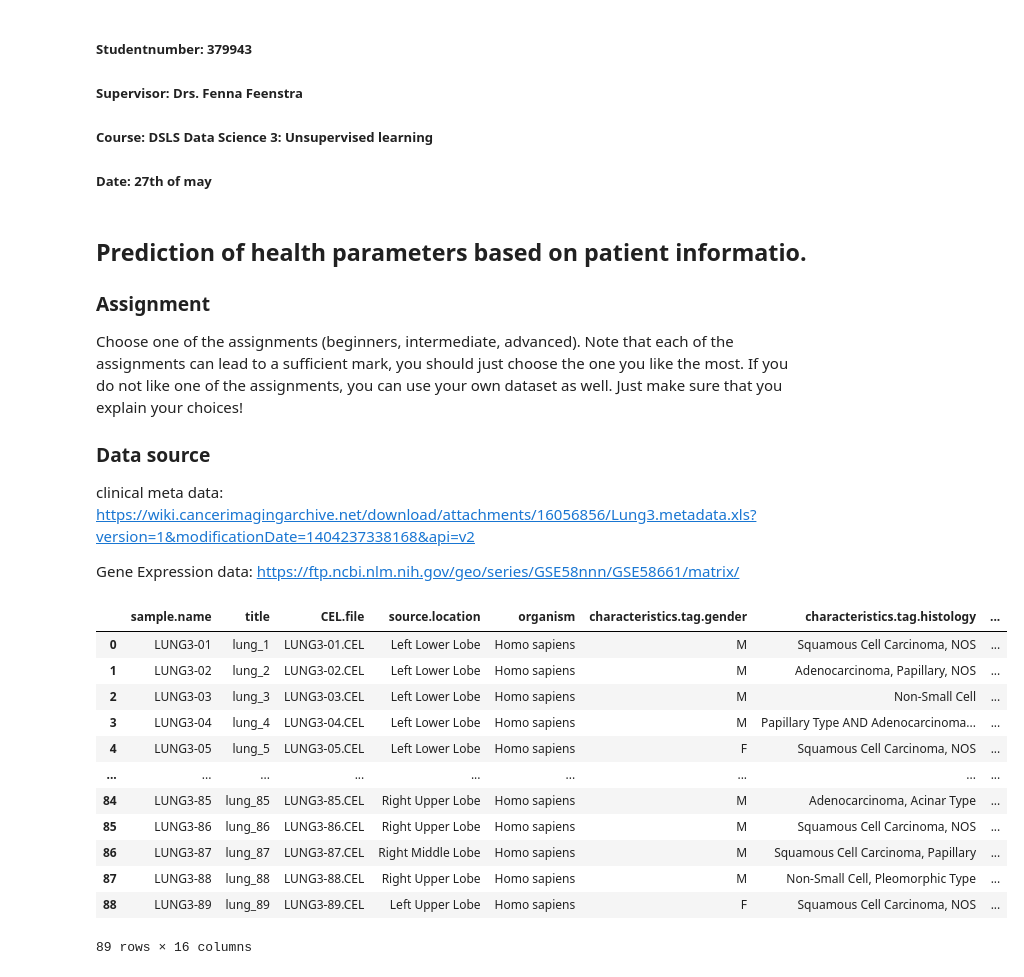
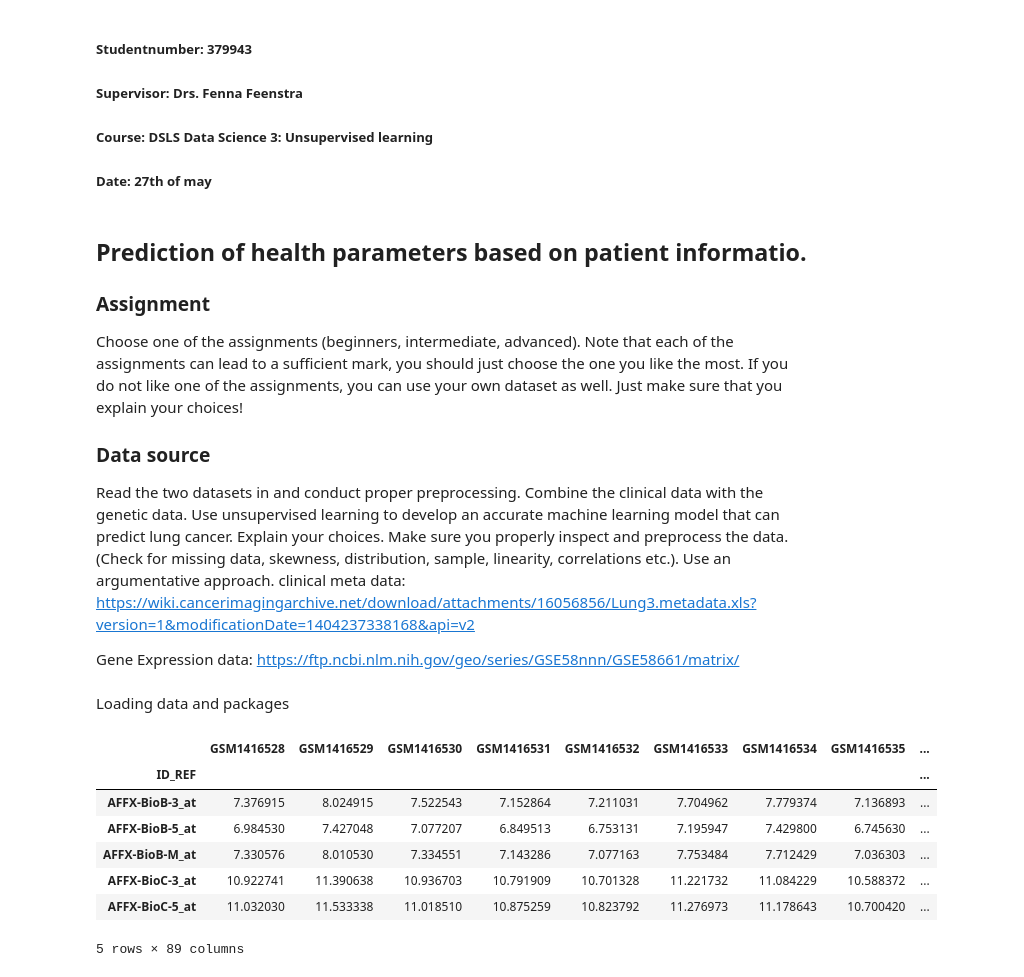
Before and after one commit to DaLuSt/DSLS-DS3-Machine-learning, a Jupyter notebook: Unsupervised-learning/Unsupervised_Assingment_DaanSteur_379943_DSLS.ipynb, the cells around one changed output. Cells and saved outputs as stored; diff of their text form; code cells hidden in the pictures.

```diff
--- a/Unsupervised-learning/Unsupervised_Assingment_DaanSteur_379943_DSLS.ipynb
+++ b/Unsupervised-learning/Unsupervised_Assingment_DaanSteur_379943_DSLS.ipynb
@@ -12,6 +12,7 @@
 Choose one of the assignments (beginners, intermediate, advanced). Note that each of the assignments can lead to a sufficient mark, you should just choose the one you like the most. If you do not like one of the assignments, you can use your own dataset as well. Just make sure that you explain your choices!
 
 ### Data source
+Read the two datasets in and conduct proper preprocessing. Combine the clinical data with the genetic data. Use unsupervised learning to develop an accurate machine learning model that can predict lung cancer. Explain your choices. Make sure you properly inspect and preprocess the data. (Check for missing data, skewness, distribution, sample, linearity, correlations etc.). Use an argumentative approach.
 clinical meta data: https://wiki.cancerimagingarchive.net/download/attachments/16056856/Lung3.metadata.xls?version=1&modificationDate=1404237338168&api=v2
 
 Gene Expression data: https://ftp.ncbi.nlm.nih.gov/geo/series/GSE58nnn/GSE58661/matrix/
@@ -20,0 +19,2 @@ import pandas as pd
+# %% [markdown]
+Loading data and packages
@@ -21,19 +28,22 @@ import pandas as pd
 # %%
 # load data
 url = "https://wiki.cancerimagingarchive.net/download/attachments/16056856/Lung3.metadata.xls?version=1&modificationDate=1404237338168&api=v2"
 meta = pd.read_excel(url)
-meta
+# meta.head()
+
+# read in genetic data
+data = pd.read_table('data/GSE58661_series_matrix.txt.gz', sep='\t', header=61, index_col=0,quotechar='"', compression='gzip')
+# remove last column with end of table text
+data.drop(index=data.index[-1],
+        axis=0,
+        inplace=True)
+data.head()
 # %% [output]
-|  | sample.name | title | CEL.file | source.location | organism | characteristics.tag.gender | characteristics.tag.histology | ... |
-| 0 | LUNG3-01 | lung_1 | LUNG3-01.CEL | Left Lower Lobe | Homo sapiens | M | Squamous Cell Carcinoma, NOS | ... |
-| 1 | LUNG3-02 | lung_2 | LUNG3-02.CEL | Left Lower Lobe | Homo sapiens | M | Adenocarcinoma, Papillary, NOS | ... |
-| 2 | LUNG3-03 | lung_3 | LUNG3-03.CEL | Left Lower Lobe | Homo sapiens | M | Non-Small Cell | ... |
-| 3 | LUNG3-04 | lung_4 | LUNG3-04.CEL | Left Lower Lobe | Homo sapiens | M | Papillary Type AND Adenocarcinoma... | ... |
-| 4 | LUNG3-05 | lung_5 | LUNG3-05.CEL | Left Lower Lobe | Homo sapiens | F | Squamous Cell Carcinoma, NOS | ... |
-| ... | ... | ... | ... | ... | ... | ... | ... | ... |
-| 84 | LUNG3-85 | lung_85 | LUNG3-85.CEL | Right Upper Lobe | Homo sapiens | M | Adenocarcinoma, Acinar Type | ... |
-| 85 | LUNG3-86 | lung_86 | LUNG3-86.CEL | Right Upper Lobe | Homo sapiens | M | Squamous Cell Carcinoma, NOS | ... |
-| 86 | LUNG3-87 | lung_87 | LUNG3-87.CEL | Right Middle Lobe | Homo sapiens | M | Squamous Cell Carcinoma, Papillary | ... |
-| 87 | LUNG3-88 | lung_88 | LUNG3-88.CEL | Right Upper Lobe | Homo sapiens | M | Non-Small Cell, Pleomorphic Type | ... |
-| 88 | LUNG3-89 | lung_89 | LUNG3-89.CEL | Left Upper Lobe | Homo sapiens | F | Squamous Cell Carcinoma, NOS | ... |
+|  | GSM1416528 | GSM1416529 | GSM1416530 | GSM1416531 | GSM1416532 | GSM1416533 | GSM1416534 | GSM1416535 | ... |
+| ID_REF |  |  |  |  |  |  |  |  | ... |
+| AFFX-BioB-3_at | 7.376915 | 8.024915 | 7.522543 | 7.152864 | 7.211031 | 7.704962 | 7.779374 | 7.136893 | ... |
+| AFFX-BioB-5_at | 6.984530 | 7.427048 | 7.077207 | 6.849513 | 6.753131 | 7.195947 | 7.429800 | 6.745630 | ... |
+| AFFX-BioB-M_at | 7.330576 | 8.010530 | 7.334551 | 7.143286 | 7.077163 | 7.753484 | 7.712429 | 7.036303 | ... |
+| AFFX-BioC-3_at | 10.922741 | 11.390638 | 10.936703 | 10.791909 | 10.701328 | 11.221732 | 11.084229 | 10.588372 | ... |
+| AFFX-BioC-5_at | 11.032030 | 11.533338 | 11.018510 | 10.875259 | 10.823792 | 11.276973 | 11.178643 | 10.700420 | ... |
-89 rows × 16 columns
+5 rows × 89 columns
```
Also changed, not shown: parts of 11 cells of this notebook, 1 other file.
